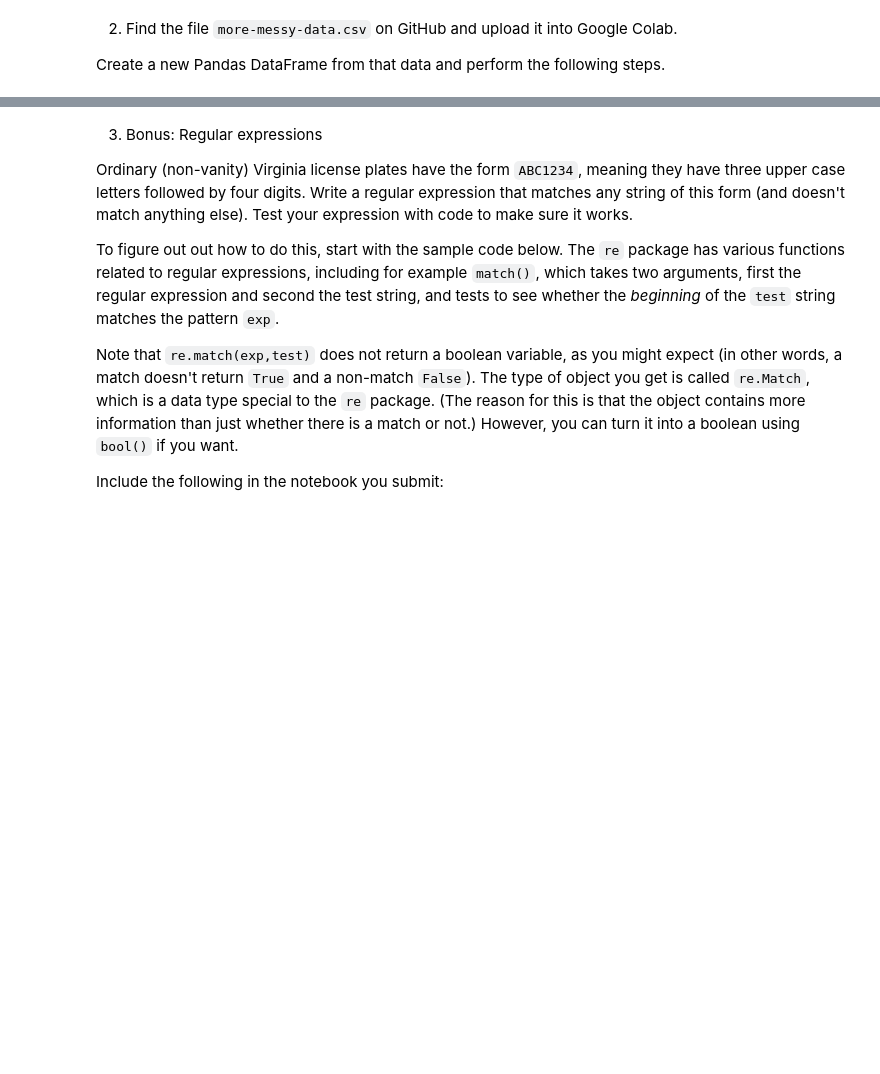
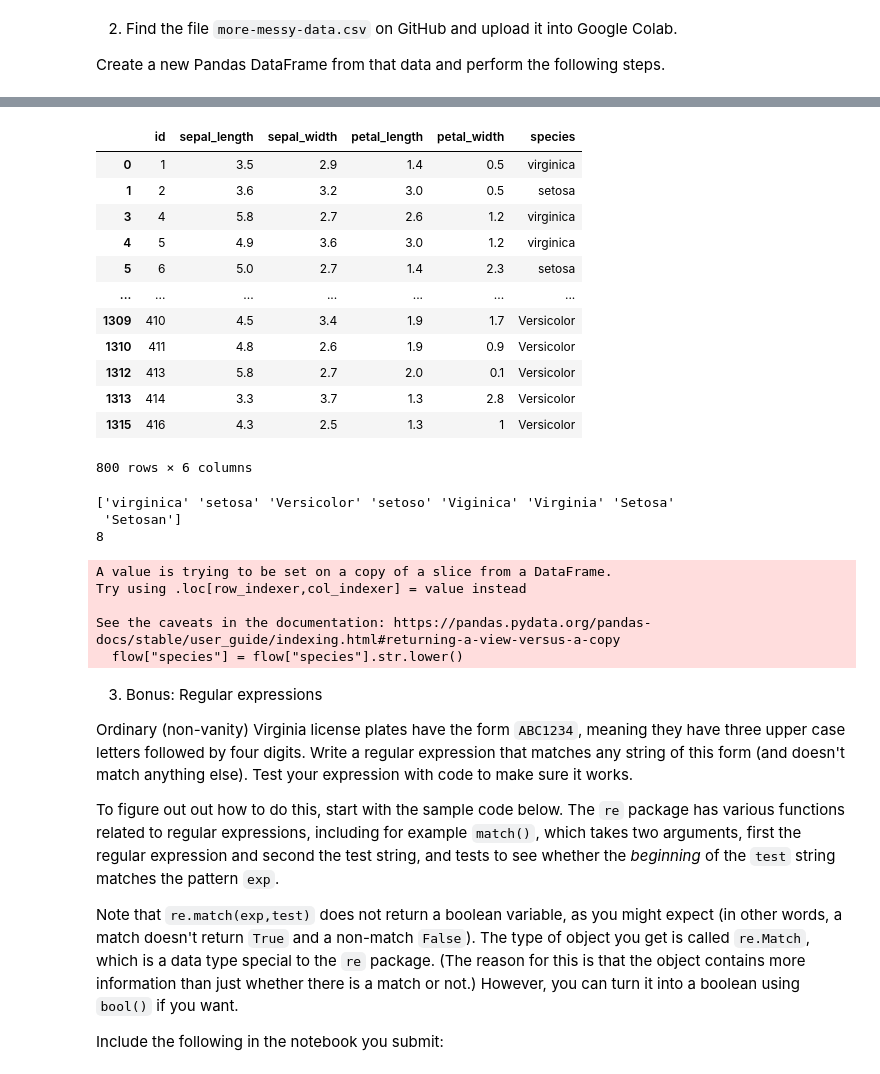
Before and after one commit to CabellPasco/CabellPasco, a Jupyter notebook: Assignments/07_More_Pandas.ipynb, the cells around one changed output, grey strips where cells are left out. Saved outputs shown, nothing was run; the diff lists cells and outputs as text; code cells hidden in the pictures; blank space fills up the shorter version.

```diff
--- a/Assignments/07_More_Pandas.ipynb
+++ b/Assignments/07_More_Pandas.ipynb
@@ -62,14 +114,47 @@ Create a new Pandas DataFrame from that data and perform the following steps.
 # %%
 # Next, remove all duplicate rows using Python.
+flow = flow.drop_duplicates()
 # %%
 # For the FOUR columns involving sepal and petal length and width, update all NaN
 # values with the column mean.
+flow = flow.fillna(flow.mean())
 # %%
 # Find any values in the dataframe that are still missing, and delete them.
+flow = flow.dropna()
+flow
+# %% [output]
+|  | id | sepal_length | sepal_width | petal_length | petal_width | species |
+| 0 | 1 | 3.5 | 2.9 | 1.4 | 0.5 | virginica |
+| 1 | 2 | 3.6 | 3.2 | 3.0 | 0.5 | setosa |
+| 3 | 4 | 5.8 | 2.7 | 2.6 | 1.2 | virginica |
+| 4 | 5 | 4.9 | 3.6 | 3.0 | 1.2 | virginica |
+| 5 | 6 | 5.0 | 2.7 | 1.4 | 2.3 | setosa |
+| ... | ... | ... | ... | ... | ... | ... |
+| 1309 | 410 | 4.5 | 3.4 | 1.9 | 1.7 | Versicolor |
+| 1310 | 411 | 4.8 | 2.6 | 1.9 | 0.9 | Versicolor |
+| 1312 | 413 | 5.8 | 2.7 | 2.0 | 0.1 | Versicolor |
+| 1313 | 414 | 3.3 | 3.7 | 1.3 | 2.8 | Versicolor |
+| 1315 | 416 | 4.3 | 2.5 | 1.3 | 1 | Versicolor |
+800 rows × 6 columns
 # %%
 # How many different species are there?
+# find each unique name in species column
+specs = flow["species"].unique()
+print(specs)
+print(len(specs))
+# %% [output]
+['virginica' 'setosa' 'Versicolor' 'setoso' 'Viginica' 'Virginia' 'Setosa'
+ 'Setosan']
+8
 # %%
 # Clean up the 'species' variable so that there are exactly three different values.
+flow["species"] = flow["species"].str.lower()
+# %% [output]
+A value is trying to be set on a copy of a slice from a DataFrame.
+Try using .loc[row_indexer,col_indexer] = value instead
+
+See the caveats in the documentation: https://pandas.pydata.org/pandas-docs/stable/user_guide/indexing.html#returning-a-view-versus-a-copy
+  flow["species"] = flow["species"].str.lower()
 # %% [markdown]
 3. Bonus:  Regular expressions
 
```
Also changed, not shown: parts of 8 cells of this notebook.
